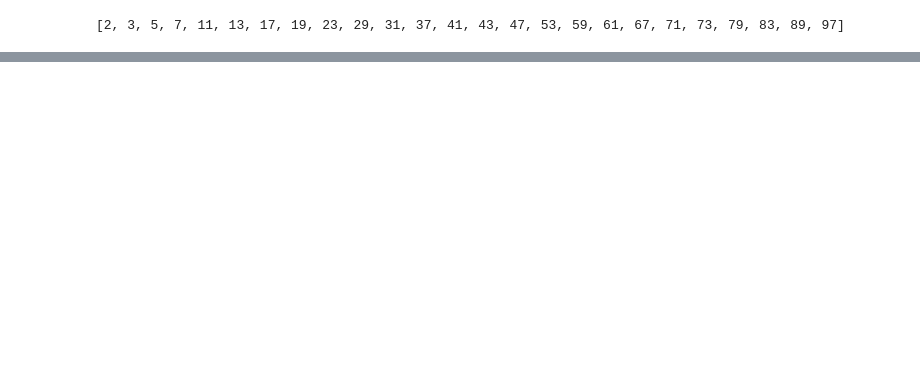
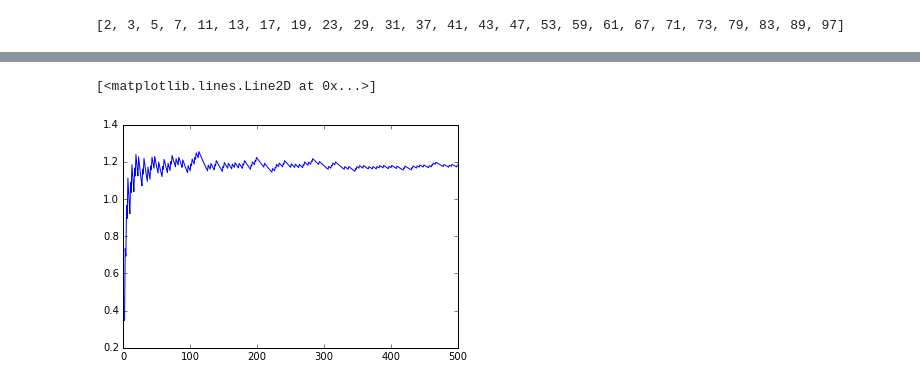
Before and after one commit to kenpu/docker-jupyter, a Jupyter notebook: data/HelloWorld.ipynb, the cells around one changed output, grey strips where cells are left out. Saved outputs shown, nothing was run; the diff lists cells and outputs as text; code cells hidden in the pictures; blank space fills up the shorter version.

```diff
--- a/data/HelloWorld.ipynb
+++ b/data/HelloWorld.ipynb
@@ -38,9 +25,0 @@ def sift(n):
-# %%
-def sift(n):
-  for i in range(2, n):
-    found = False
-    for j in range(2, i):
-      if i % j == 0:
-        found = True
-    if not found:
-      yield i
@@ -47,3 +34,8 @@ def sift(n):
+# %%
+def sift(n):
+  for k in range(2,n+1):
+    if not [i for i in range(2,k) if k % i == 0]:
+        yield k
 # %%
 print list(sift(100))
 # %% [output]
@@ -55,0 +55,7 @@ $$\{j\in[2, j-1],\ i\ \mathrm{mod}\ j = 0\}$$
+# %%
+N = np.array(range(2, 500))
+primes = np.array([len(list(sift(n))) for n in N])
+pylab.plot(N, primes / (N / np.log(N)))
+# %% [output]
+[<matplotlib.lines.Line2D at 0x...>]
+[figure, added]
```
Also changed, not shown: parts of 7 cells of this notebook, 1 other file.
